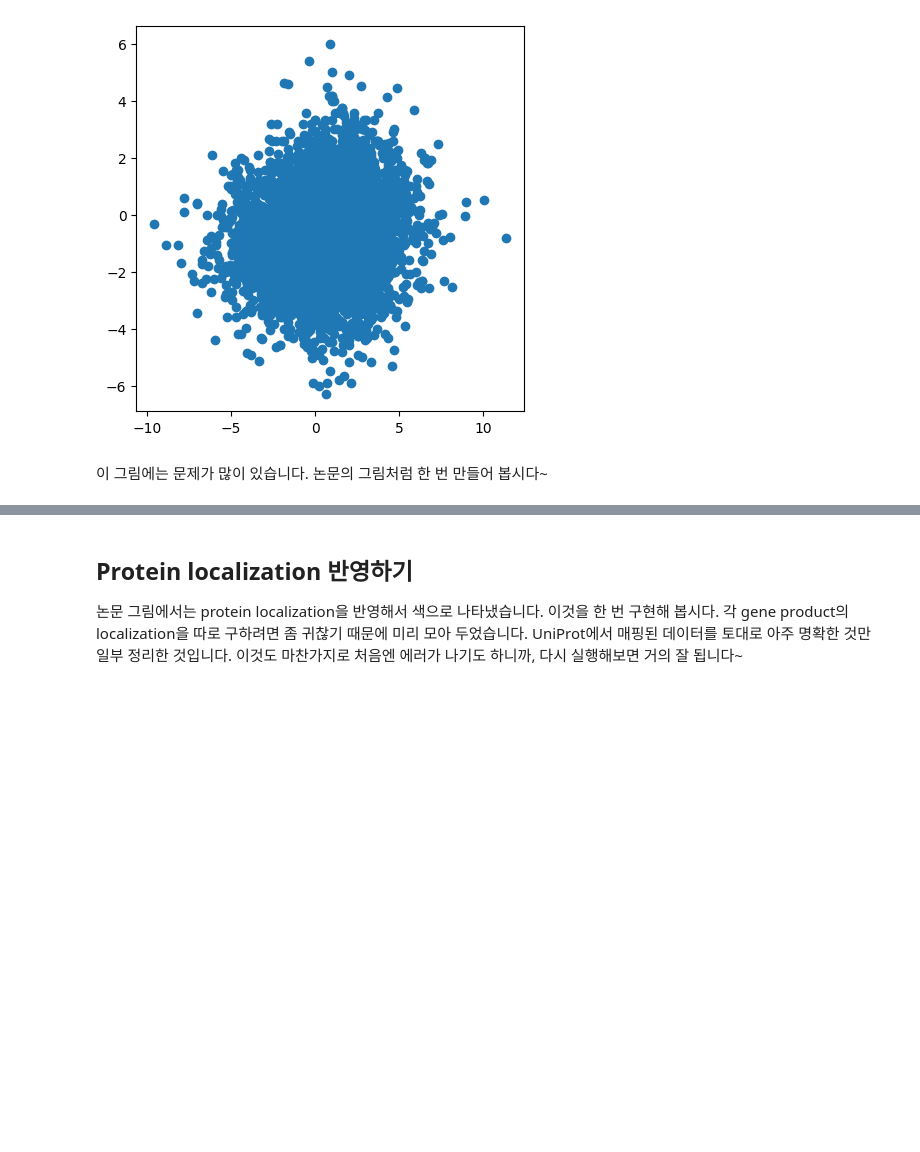
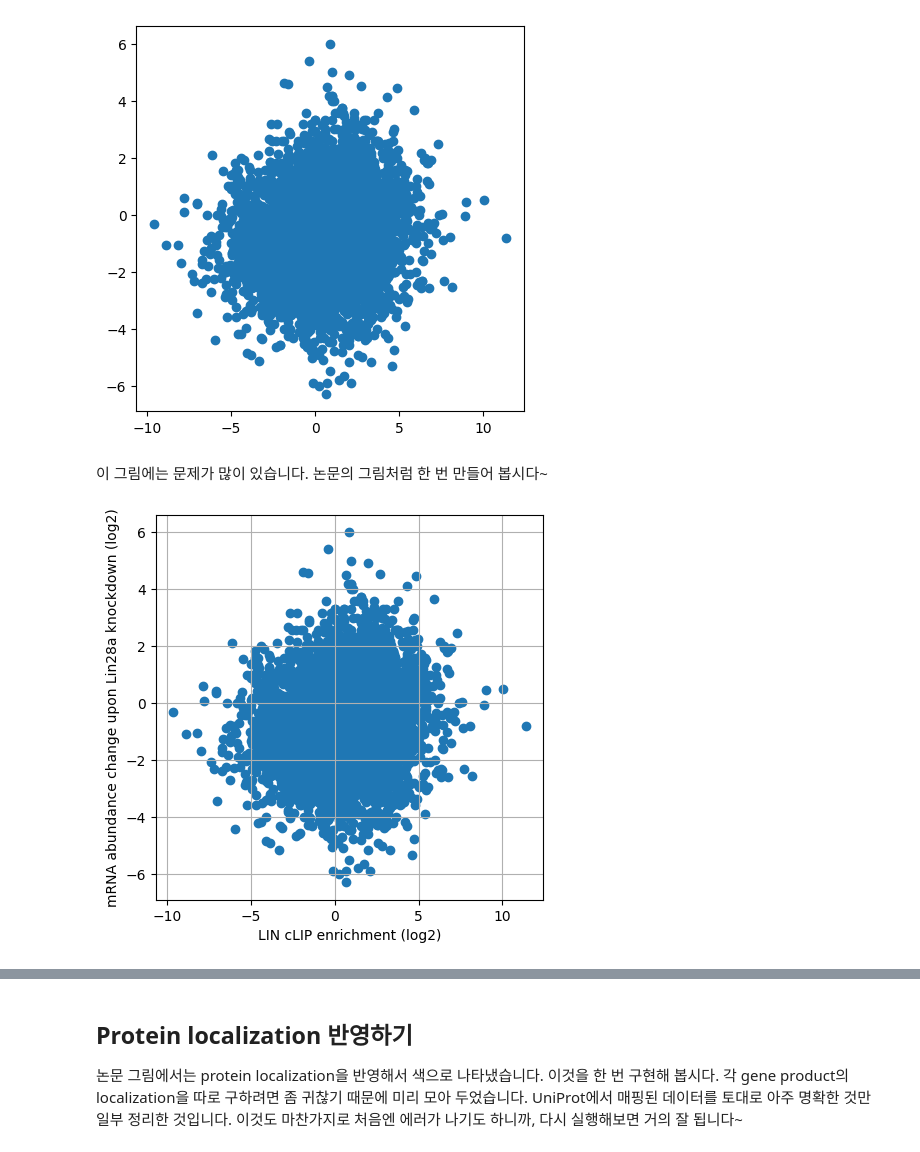
Before and after one commit to YUHYUNSEONG/YHS, a Jupyter notebook: CoLab_TermProj_2023_1.ipynb, the cells around one changed output, grey strips where cells are left out. Saved outputs shown, nothing was run; the diff lists cells and outputs as text; code cells hidden in the pictures; blank space fills up the shorter version.

```diff
--- a/CoLab_TermProj_2023_1.ipynb
+++ b/CoLab_TermProj_2023_1.ipynb
@@ -232,3 +232,23 @@ ax.scatter(np.log2(cnts['clip_enrichment']),
 [figure]
 # %% [markdown]
 이 그림에는 문제가 많이 있습니다. 논문의 그림처럼 한 번 만들어 봅시다~
+# %%
+from matplotlib import pyplot as plt
+import numpy as np
+
+fig, ax = plt.subplots(1, 1, figsize=(5, 5))
+ax.scatter(np.log2(cnts['clip_enrichment']),
+           np.log2(cnts['rden_change']))
+
+# Add gridlines
+ax.grid(True)
+
+# Set x-axis label
+ax.set_xlabel('LIN cLIP enrichment (log2)')
+
+# Set y-axis label
+ax.set_ylabel('mRNA abundance change upon Lin28a knockdown (log2)')
+
+plt.show()
+# %% [output]
+[figure, added]
```
Also changed, not shown: parts of 25 cells of this notebook.
